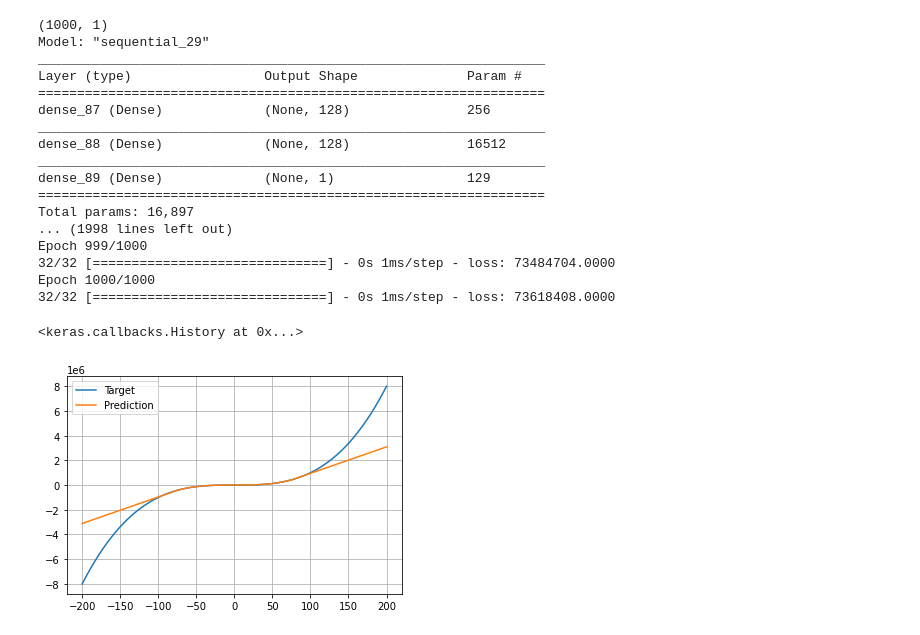
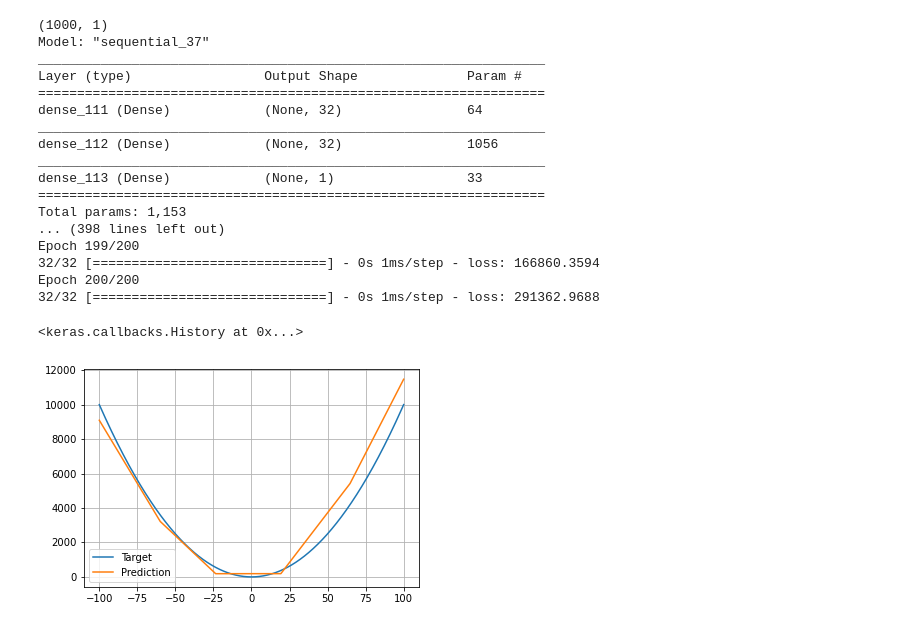
Before and after one commit to BrownParticleAstro/YH_Rocket_Circularization, a Jupyter notebook: fit_quadratic.ipynb, the cells around one changed output. Saved outputs shown, nothing was run; the diff lists cells and outputs as text; code cells hidden in the pictures.

Commit message:
new tests

```diff
--- a/fit_quadratic.ipynb
+++ b/fit_quadratic.ipynb
@@ -21,42 +21,42 @@ def create_mlp(dims, activation='relu', final_activation='log_softmax'):
     return model
 # %%
 X = np.linspace(-100, 100, 1000)
-Y = X * X * X
+Y = X * X
 X = X.reshape((-1, 1))
 print(X.shape)
 
-model = create_mlp([1, 128, 128, 1], activation=['relu', 'relu'], final_activation='linear')
-model.compile(optimizer=tf.keras.optimizers.Adam(learning_rate=1e-3),
+model = create_mlp([1, 32, 32, 1], activation=['relu', 'relu'], final_activation='linear')
+model.compile(optimizer=tf.keras.optimizers.Adam(learning_rate=1),
               loss=tf.keras.losses.MeanSquaredError())
-model.fit(X, Y, epochs=1000)
+model.fit(X, Y, epochs=200)
 # %% [output]
 (1000, 1)
-Model: "sequential_29"
+Model: "sequential_37"
 _________________________________________________________________
 Layer (type)                 Output Shape              Param #
 =================================================================
-dense_87 (Dense)             (None, 128)               256
+dense_111 (Dense)            (None, 32)                64
 _________________________________________________________________
-dense_88 (Dense)             (None, 128)               16512
+dense_112 (Dense)            (None, 32)                1056
 _________________________________________________________________
-dense_89 (Dense)             (None, 1)                 129
+dense_113 (Dense)            (None, 1)                 33
 =================================================================
-Total params: 16,897
-... (1998 lines left out)
-Epoch 999/1000
-32/32 [==============================] - 0s 1ms/step - loss: 73484704.0000
-Epoch 1000/1000
-32/32 [==============================] - 0s 1ms/step - loss: 73618408.0000
+Total params: 1,153
+... (398 lines left out)
+Epoch 199/200
+32/32 [==============================] - 0s 1ms/step - loss: 166860.3594
+Epoch 200/200
+32/32 [==============================] - 0s 1ms/step - loss: 291362.9688
 <keras.callbacks.History at 0x...>
 # %%
-X_test = np.linspace(-200, 200, 1000)
-Y_test = X_test * X_test * X_test
+X_test = np.linspace(-100, 100, 1000)
+Y_test = X_test * X_test
 
 Y_pred = model(X_test.reshape((-1, 1)))
 plt.plot(X_test, Y_test, label='Target')
 plt.plot(X_test, Y_pred, label='Prediction')
 plt.legend()
 plt.grid(True)
 plt.show()
 # %% [output]
-[figure, old version]
+[figure, new version]
```
